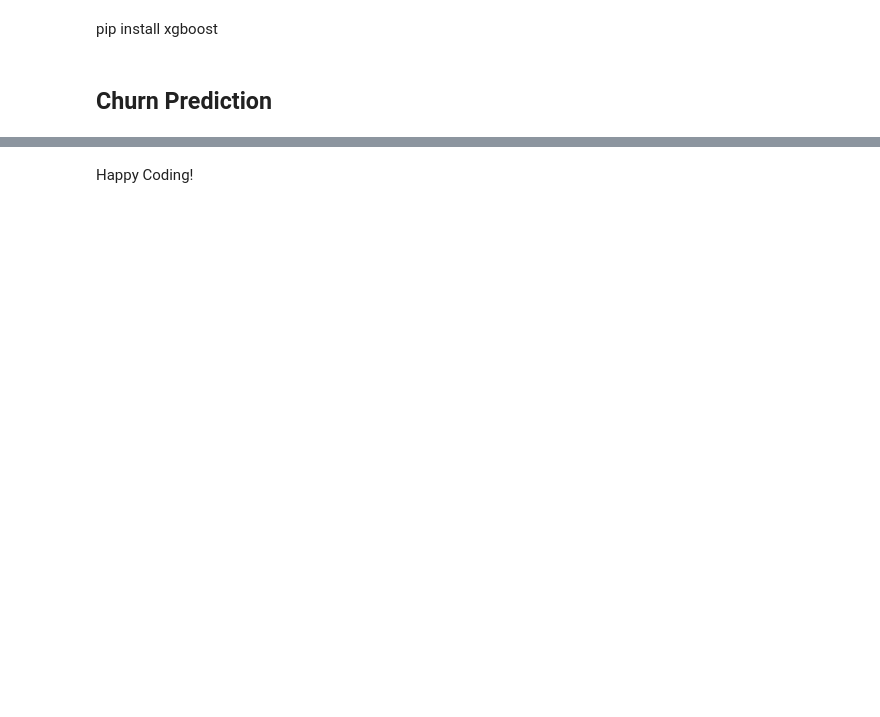
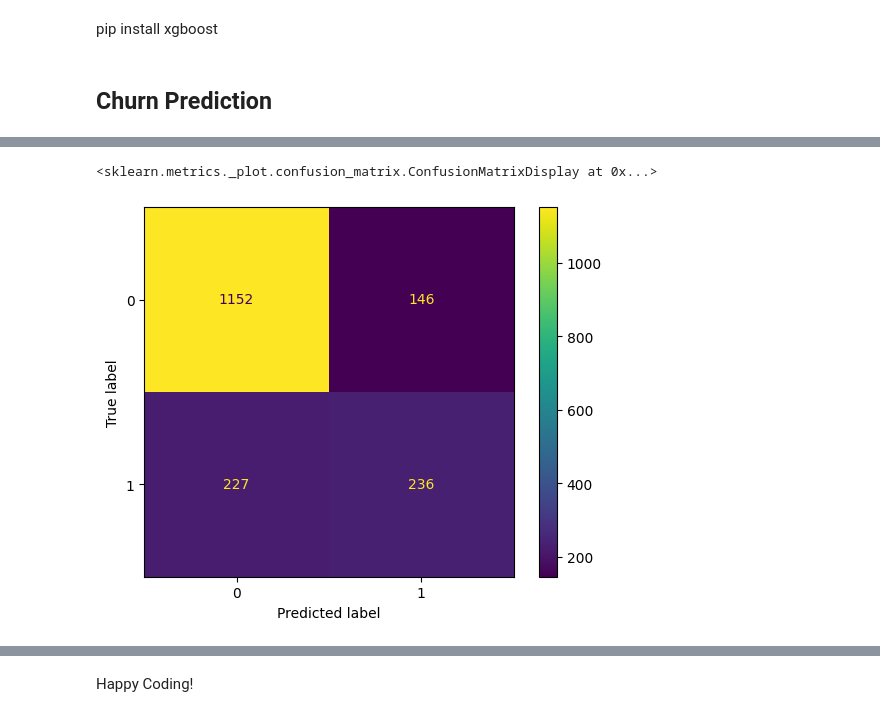
Before and after one commit to jposluszny/Machine-Learning, a Jupyter notebook: 5. XGBoost/1. Classification/Project/Exercise - XGBoostClassifier.ipynb, the cells around one changed output, grey strips where cells are left out. Drawn from its saved outputs; the diff is of its cells as text; code cells hidden in the pictures; blank space fills up the shorter version.

```diff
--- a/5. XGBoost/1. Classification/Project/Exercise - XGBoostClassifier.ipynb
+++ b/5. XGBoost/1. Classification/Project/Exercise - XGBoostClassifier.ipynb
@@ -51,4 +102,6 @@ import seaborn as sns
 # %%
 # Split the data into a training and testing set
+from sklearn.model_selection import train_test_split
+X_train, X_test, y_train, y_test = train_test_split(X, y)
 # %%
 # Import XGBClassifier
@@ -55,2 +109,5 @@ import seaborn as sns
 # %%
 # Create an instance of LGBMClassifier
+model = XGBClassifier()
+# %%
+model.fit(X_train,  y_train)
@@ -69,5 +128,6 @@ XGBClassifier(base_score=0.5, booster='gbtree', colsample_bylevel=1,
 # %%
 # Make predctions
 # Store the predictions in a variable
+predictions = model.predict(X_test)
 # %%
 # import the common classification metrics
@@ -88,0 +147,9 @@ array([[1369,  282],
+# %%
+# Plot the confussion matrix
+cm = confusion_matrix(y_test, predictions, labels=model.classes_)
+disp = ConfusionMatrixDisplay(confusion_matrix=cm,
+                              display_labels=model.classes_)
+disp.plot()
+# %% [output]
+<sklearn.metrics._plot.confusion_matrix.ConfusionMatrixDisplay at 0x...>
+[figure, added]
```
Also changed, not shown: parts of 24 cells of this notebook.
